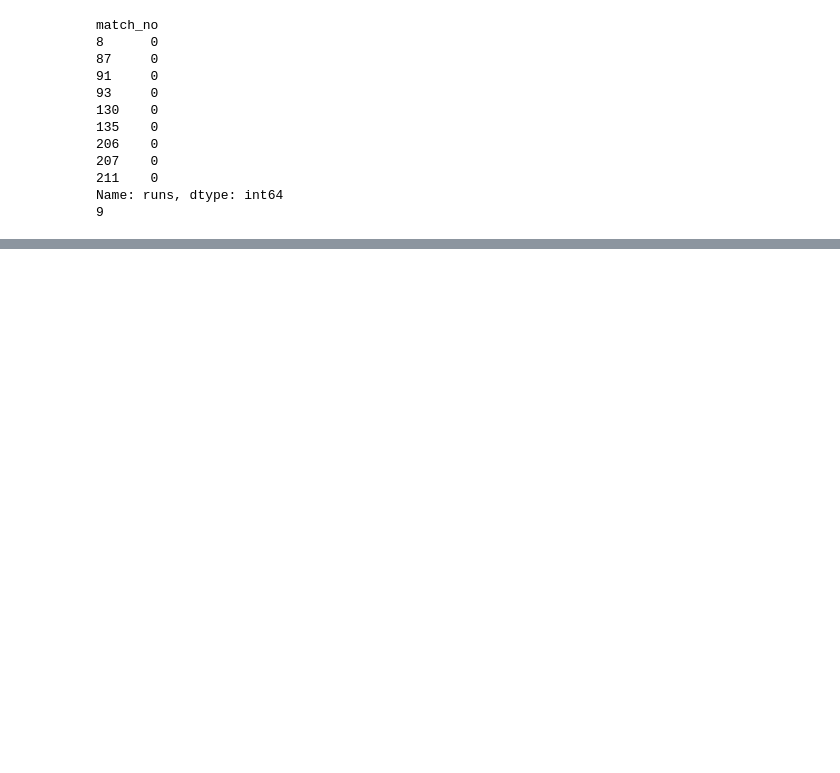
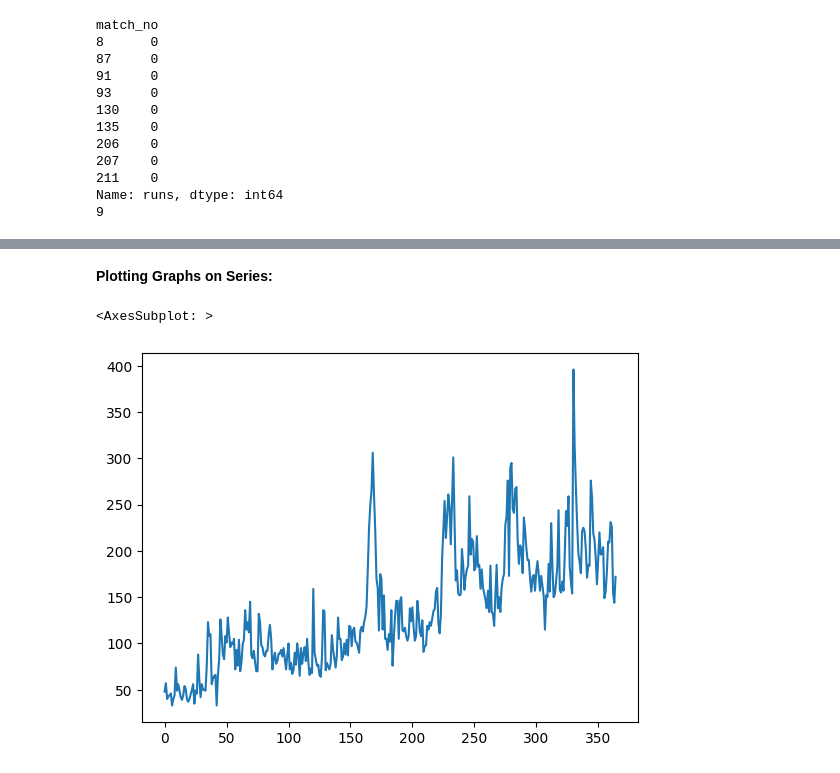
Before and after one commit to akashpagi/PANDAS-LIBRARY-FOR-DATA-SCIENCE, a Jupyter notebook: SESSION 16 - PANDAS SERIES.ipynb, the cells around one changed output, grey strips where cells are left out. Cells and saved outputs as stored; diff of their text form; code cells hidden in the pictures; blank space fills up the shorter version.

Commit message:
Plotting Graphs on Series

```diff
--- a/SESSION 16 - PANDAS SERIES.ipynb
+++ b/SESSION 16 - PANDAS SERIES.ipynb
@@ -991,0 +960,8 @@ Name: lead, dtype: int64
+# %% [markdown]
+**Plotting Graphs on Series:**
+# %%
+#
+subs.plot()
+# %% [output]
+<AxesSubplot: >
+[figure, added]
```
Also changed, not shown: parts of 27 cells of this notebook.
